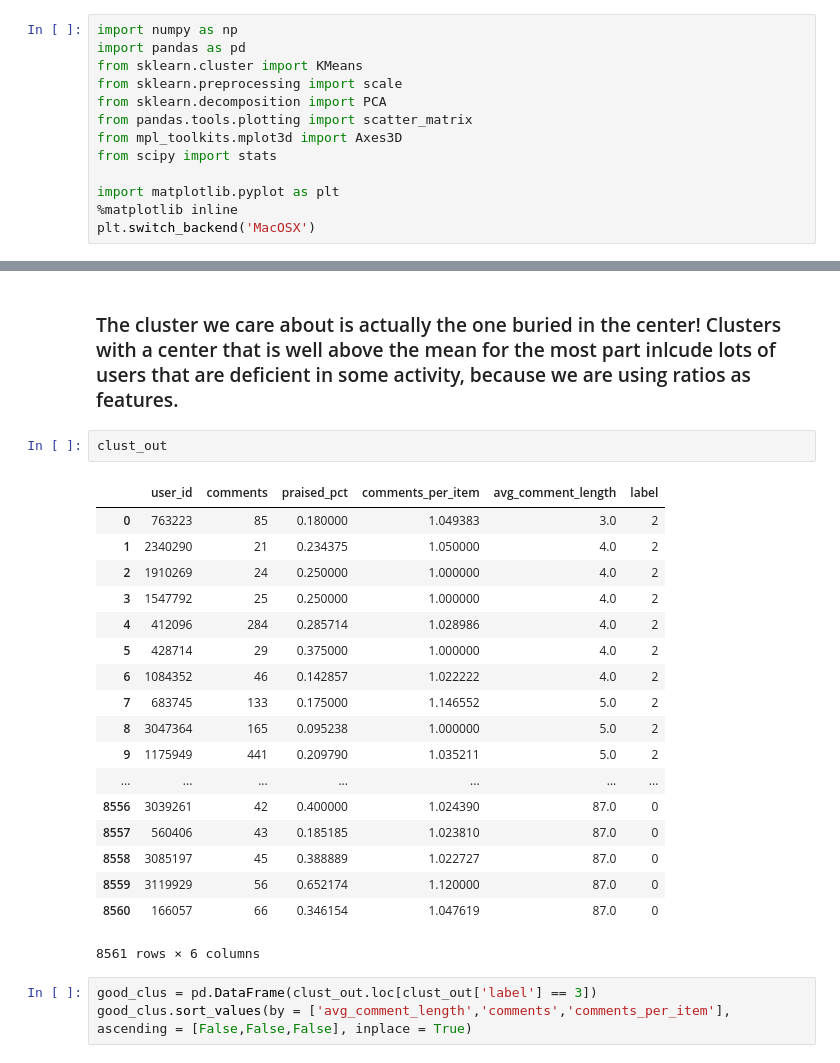
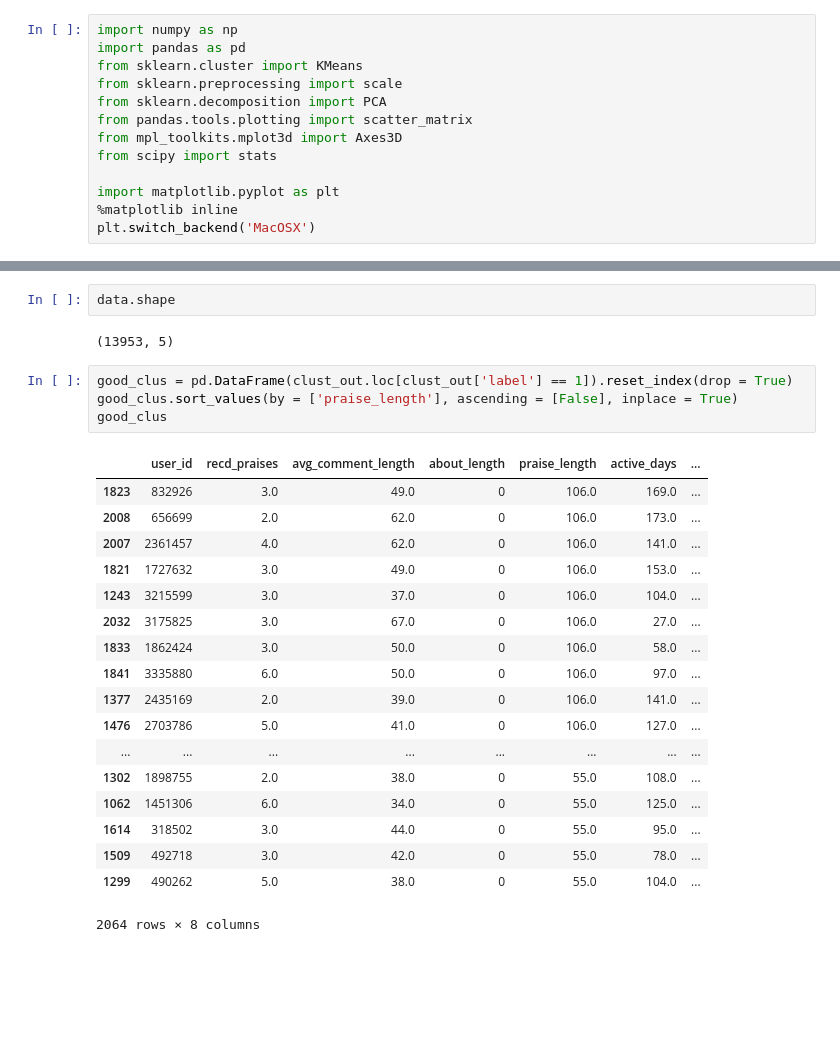
Before and after one commit to jharris1679/persona_clustering, a Jupyter notebook: amb_selec.ipynb, the cells around one changed output, grey strips where cells are left out. Saved outputs shown, nothing was run; the diff lists cells and outputs as text; blank space fills up the shorter version.

```diff
--- a/amb_selec.ipynb
+++ b/amb_selec.ipynb
@@ -99,26 +87,27 @@ centers
-# %% [markdown]
-### The cluster we care about is actually the one buried in the center! Clusters with a center that is well above the mean for the most part inlcude lots of users that are deficient in some activity, because we are using ratios as features.
-# %%
-clust_out
-# %% [output]
-|  | user_id | comments | praised_pct | comments_per_item | avg_comment_length | label |
-| 0 | 763223 | 85 | 0.180000 | 1.049383 | 3.0 | 2 |
-| 1 | 2340290 | 21 | 0.234375 | 1.050000 | 4.0 | 2 |
-| 2 | 1910269 | 24 | 0.250000 | 1.000000 | 4.0 | 2 |
-| 3 | 1547792 | 25 | 0.250000 | 1.000000 | 4.0 | 2 |
-| 4 | 412096 | 284 | 0.285714 | 1.028986 | 4.0 | 2 |
-| 5 | 428714 | 29 | 0.375000 | 1.000000 | 4.0 | 2 |
-| 6 | 1084352 | 46 | 0.142857 | 1.022222 | 4.0 | 2 |
-| 7 | 683745 | 133 | 0.175000 | 1.146552 | 5.0 | 2 |
-| 8 | 3047364 | 165 | 0.095238 | 1.000000 | 5.0 | 2 |
-| 9 | 1175949 | 441 | 0.209790 | 1.035211 | 5.0 | 2 |
-| ... | ... | ... | ... | ... | ... | ... |
-| 8556 | 3039261 | 42 | 0.400000 | 1.024390 | 87.0 | 0 |
-| 8557 | 560406 | 43 | 0.185185 | 1.023810 | 87.0 | 0 |
-| 8558 | 3085197 | 45 | 0.388889 | 1.022727 | 87.0 | 0 |
-| 8559 | 3119929 | 56 | 0.652174 | 1.120000 | 87.0 | 0 |
-| 8560 | 166057 | 66 | 0.346154 | 1.047619 | 87.0 | 0 |
-8561 rows × 6 columns
+# %%
+data.shape
+# %% [output]
+(13953, 5)
 # %%
-good_clus = pd.DataFrame(clust_out.loc[clust_out['label'] == 3])
-good_clus.sort_values(by = ['avg_comment_length','comments','comments_per_item'], ascending = [False,False,False], inplace = True)
+good_clus = pd.DataFrame(clust_out.loc[clust_out['label'] == 1]).reset_index(drop = True)
+good_clus.sort_values(by = ['praise_length'], ascending = [False], inplace = True)
+good_clus
+# %% [output]
+|  | user_id | recd_praises | avg_comment_length | about_length | praise_length | active_days | ... |
+| 1823 | 832926 | 3.0 | 49.0 | 0 | 106.0 | 169.0 | ... |
+| 2008 | 656699 | 2.0 | 62.0 | 0 | 106.0 | 173.0 | ... |
+| 2007 | 2361457 | 4.0 | 62.0 | 0 | 106.0 | 141.0 | ... |
+| 1821 | 1727632 | 3.0 | 49.0 | 0 | 106.0 | 153.0 | ... |
+| 1243 | 3215599 | 3.0 | 37.0 | 0 | 106.0 | 104.0 | ... |
+| 2032 | 3175825 | 3.0 | 67.0 | 0 | 106.0 | 27.0 | ... |
+| 1833 | 1862424 | 3.0 | 50.0 | 0 | 106.0 | 58.0 | ... |
+| 1841 | 3335880 | 6.0 | 50.0 | 0 | 106.0 | 97.0 | ... |
+| 1377 | 2435169 | 2.0 | 39.0 | 0 | 106.0 | 141.0 | ... |
+| 1476 | 2703786 | 5.0 | 41.0 | 0 | 106.0 | 127.0 | ... |
+| ... | ... | ... | ... | ... | ... | ... | ... |
+| 1302 | 1898755 | 2.0 | 38.0 | 0 | 55.0 | 108.0 | ... |
+| 1062 | 1451306 | 6.0 | 34.0 | 0 | 55.0 | 125.0 | ... |
+| 1614 | 318502 | 3.0 | 44.0 | 0 | 55.0 | 95.0 | ... |
+| 1509 | 492718 | 3.0 | 42.0 | 0 | 55.0 | 78.0 | ... |
+| 1299 | 490262 | 5.0 | 38.0 | 0 | 55.0 | 104.0 | ... |
+2064 rows × 8 columns
```
Also changed, not shown: parts of 8 cells of this notebook.
